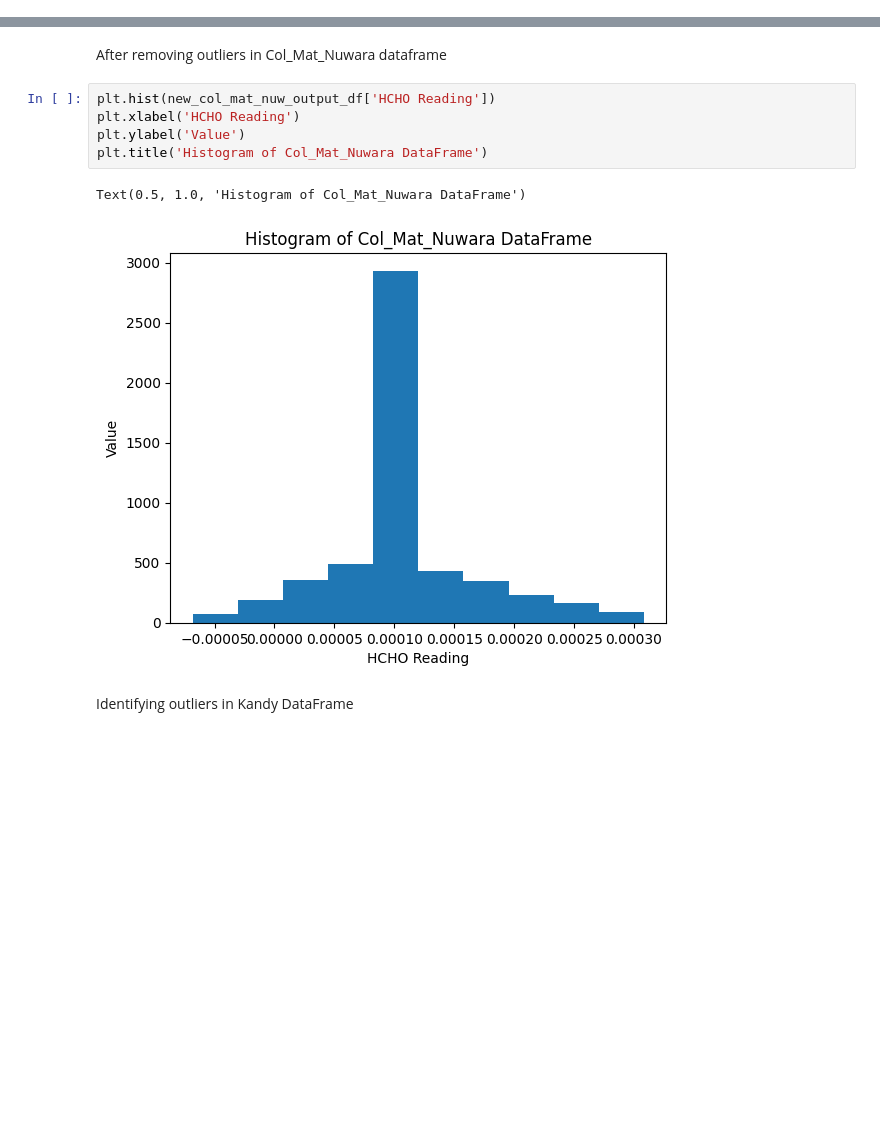
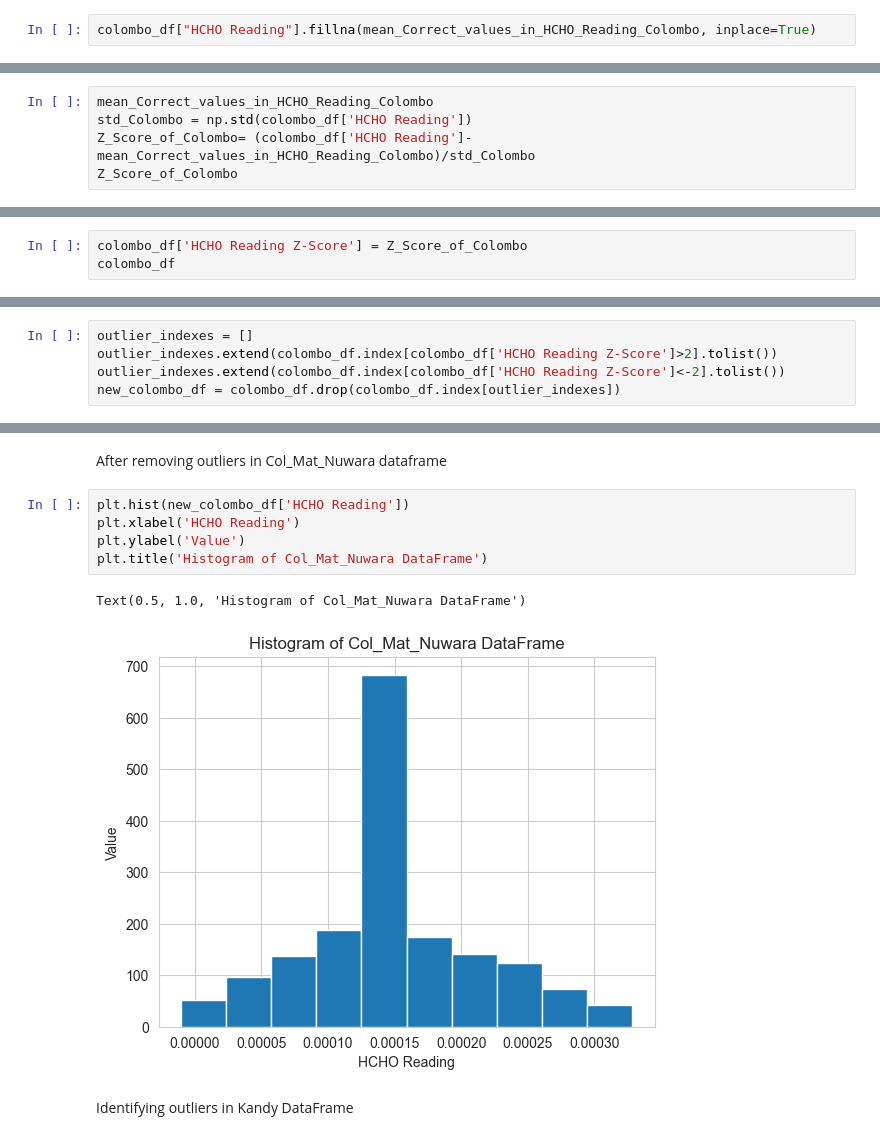
Before and after one commit to DeelakaDias/Analyzing-HCHO-Gas-Level-in-Sri-Lanka, a Jupyter notebook: Data Engineering CW.ipynb, the cells around one changed output, grey strips where cells are left out. Cells and saved outputs as stored; diff of their text form; blank space fills up the shorter version.

```diff
--- a/Data Engineering CW.ipynb
+++ b/Data Engineering CW.ipynb
@@ -187,0 +122,2 @@ Non-numeric values in 'HCHO Reading' column:
+# %%
+colombo_df["HCHO Reading"].fillna(mean_Correct_values_in_HCHO_Reading_Colombo, inplace=True)
@@ -430,0 +232,5 @@ new_col_mat_nuw_output_df = col_mat_nuw_output_df.drop(col_mat_nuw_output_df.ind
+# %%
+mean_Correct_values_in_HCHO_Reading_Colombo
+std_Colombo = np.std(colombo_df['HCHO Reading'])
+Z_Score_of_Colombo= (colombo_df['HCHO Reading']- mean_Correct_values_in_HCHO_Reading_Colombo)/std_Colombo
+Z_Score_of_Colombo
@@ -430,0 +239,3 @@ new_col_mat_nuw_output_df = col_mat_nuw_output_df.drop(col_mat_nuw_output_df.ind
+# %%
+colombo_df['HCHO Reading Z-Score'] = Z_Score_of_Colombo
+colombo_df
@@ -431,3 +258,8 @@ new_col_mat_nuw_output_df = col_mat_nuw_output_df.drop(col_mat_nuw_output_df.ind
+# %%
+outlier_indexes = []
+outlier_indexes.extend(colombo_df.index[colombo_df['HCHO Reading Z-Score']>2].tolist())
+outlier_indexes.extend(colombo_df.index[colombo_df['HCHO Reading Z-Score']<-2].tolist())
+new_colombo_df = colombo_df.drop(colombo_df.index[outlier_indexes])
 # %% [markdown]
 Checking the difference of the dataframes
 # %%
@@ -455,13 +287,13 @@ new_col_mat_nuw_output_df.drop('HCHO Reading Z-Score', axis = 1)
 # %% [markdown]
 After removing outliers in Col_Mat_Nuwara dataframe
 # %%
-plt.hist(new_col_mat_nuw_output_df['HCHO Reading'])
+plt.hist(new_colombo_df['HCHO Reading'])
 plt.xlabel('HCHO Reading')
 plt.ylabel('Value')
 plt.title('Histogram of Col_Mat_Nuwara DataFrame')
 # %% [output]
 Text(0.5, 1.0, 'Histogram of Col_Mat_Nuwara DataFrame')
-[figure, old version]
+[figure, new version]
 # %% [markdown]
 Identifying outliers in Kandy DataFrame
 # %%
```
Also changed, not shown: parts of 114 cells of this notebook.
